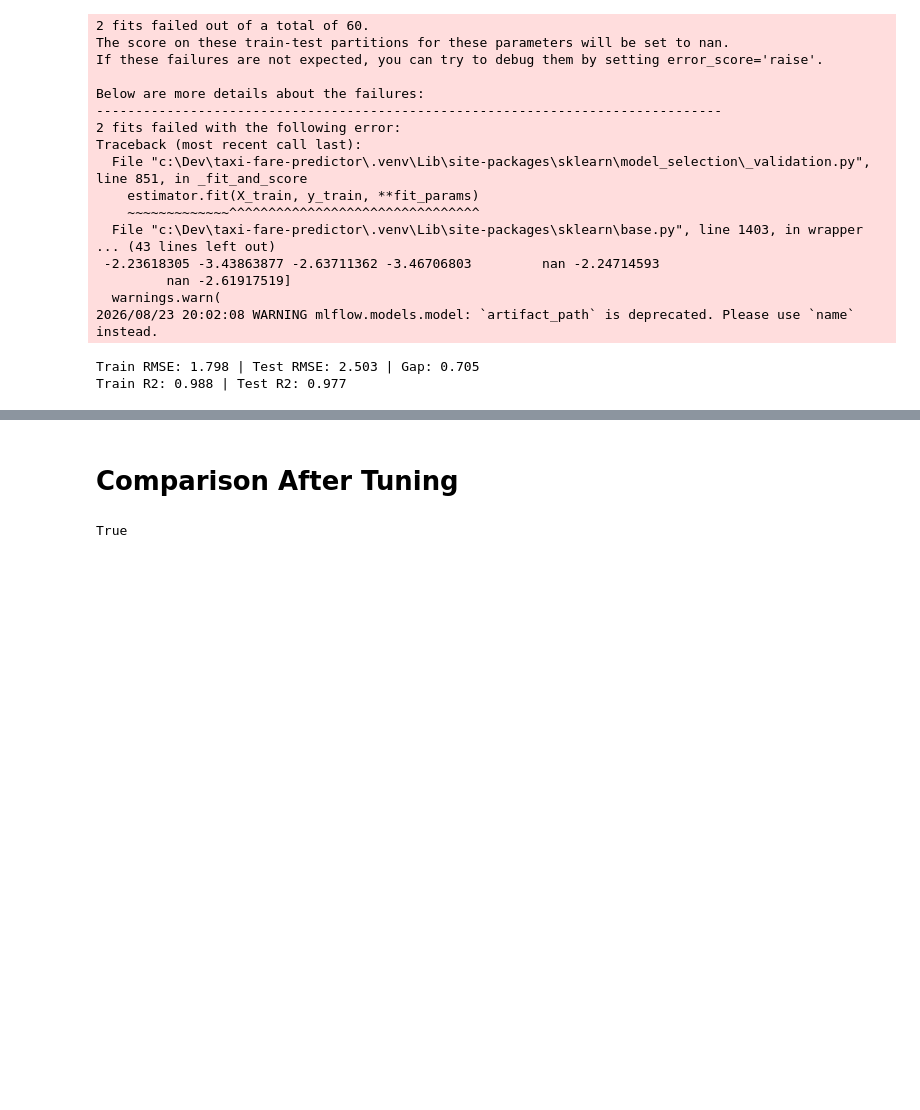
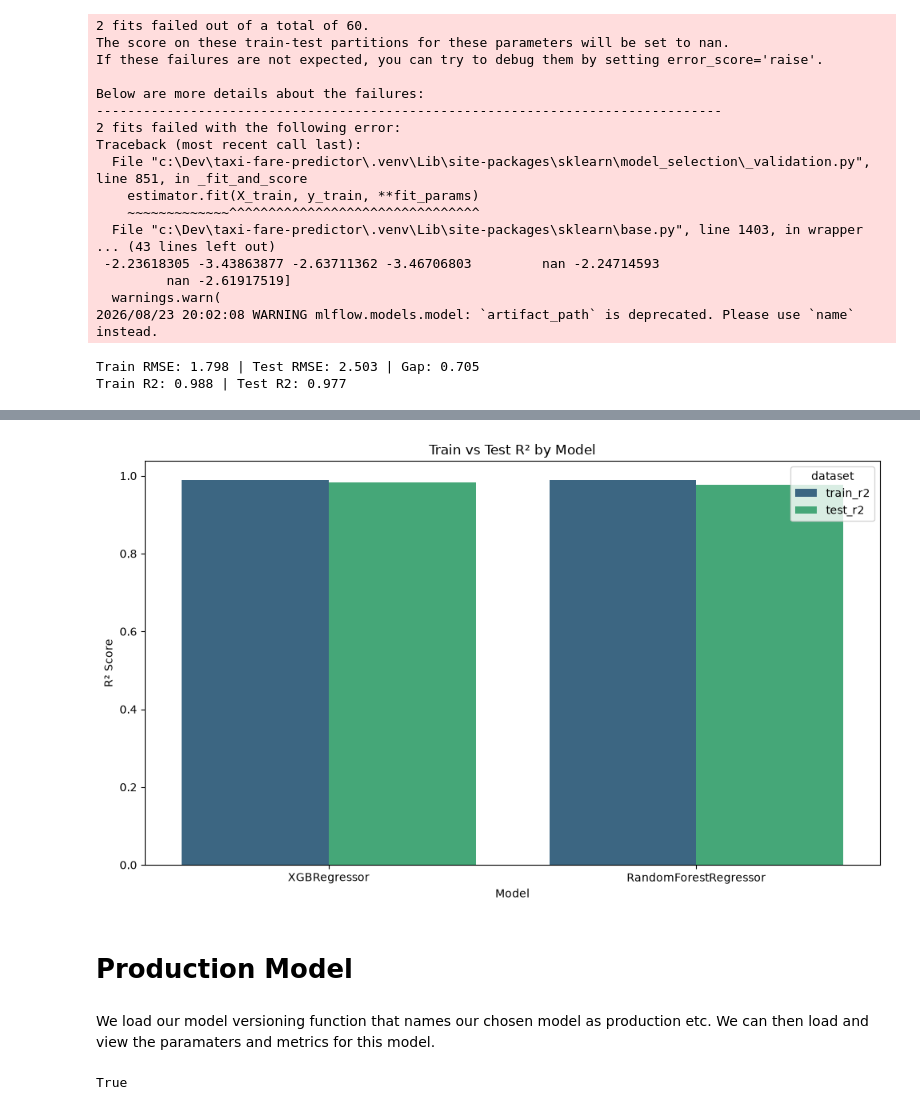
Before and after one commit to Calum1888/taxi-fare-predictor, a Jupyter notebook: notebooks/model_comparison.ipynb, the cells around one changed output, grey strips where cells are left out. Saved outputs shown, nothing was run; the diff lists cells and outputs as text; code cells hidden in the pictures; blank space fills up the shorter version.

```diff
--- a/notebooks/model_comparison.ipynb
+++ b/notebooks/model_comparison.ipynb
@@ -313,5 +379,39 @@ Train R2: 0.988 | Test R2: 0.977
+# %%
+r2_df = pd.DataFrame([
+    {
+        "model": "XGBRegressor",
+        "train_r2": xgboost_metrics["train_r2"],
+        "test_r2": xgboost_metrics["test_r2"]
+    },
+    {
+        "model": "RandomForestRegressor",
+        "train_r2": rf_metrics["train_r2"],
+        "test_r2": rf_metrics["test_r2"]
+    }
+])
+
+r2_long = r2_df.melt(id_vars="model", var_name="dataset", value_name="r2")
+
+plt.figure(figsize=(10,6))
+sns.barplot(data=r2_long, x="model", y="r2", hue="dataset", palette="viridis")
+plt.title("Train vs Test R² by Model")
+plt.ylabel("R² Score")
+plt.xlabel("Model")
+plt.tight_layout()
+
+save_path_r2 = "../Graphs/XGB_RF_R2.png"
+if not os.path.exists(save_path_r2):
+    plt.savefig(save_path_r2)
+else:
+    print("R² plot already exists — skipping save.")
+
+plt.show()
+# %% [output]
+[figure, added]
 # %% [markdown]
-# Comparison After Tuning
+# Production Model
+# %% [markdown]
+We load our model versioning function that names our chosen model as production etc. We can then load and view the paramaters and metrics for this model.
 # %%
 from model_versioning import promote_run_to_production
 # %%
```
Also changed, not shown: parts of 8 cells of this notebook.
